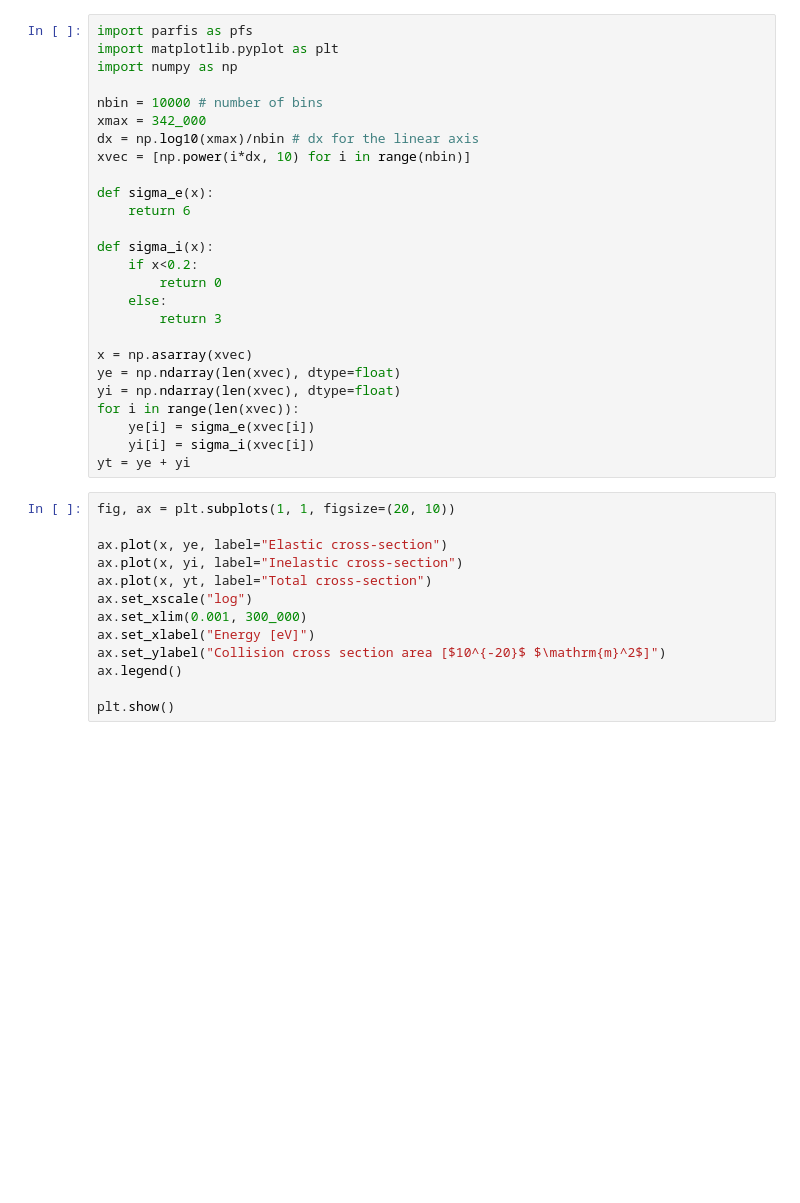
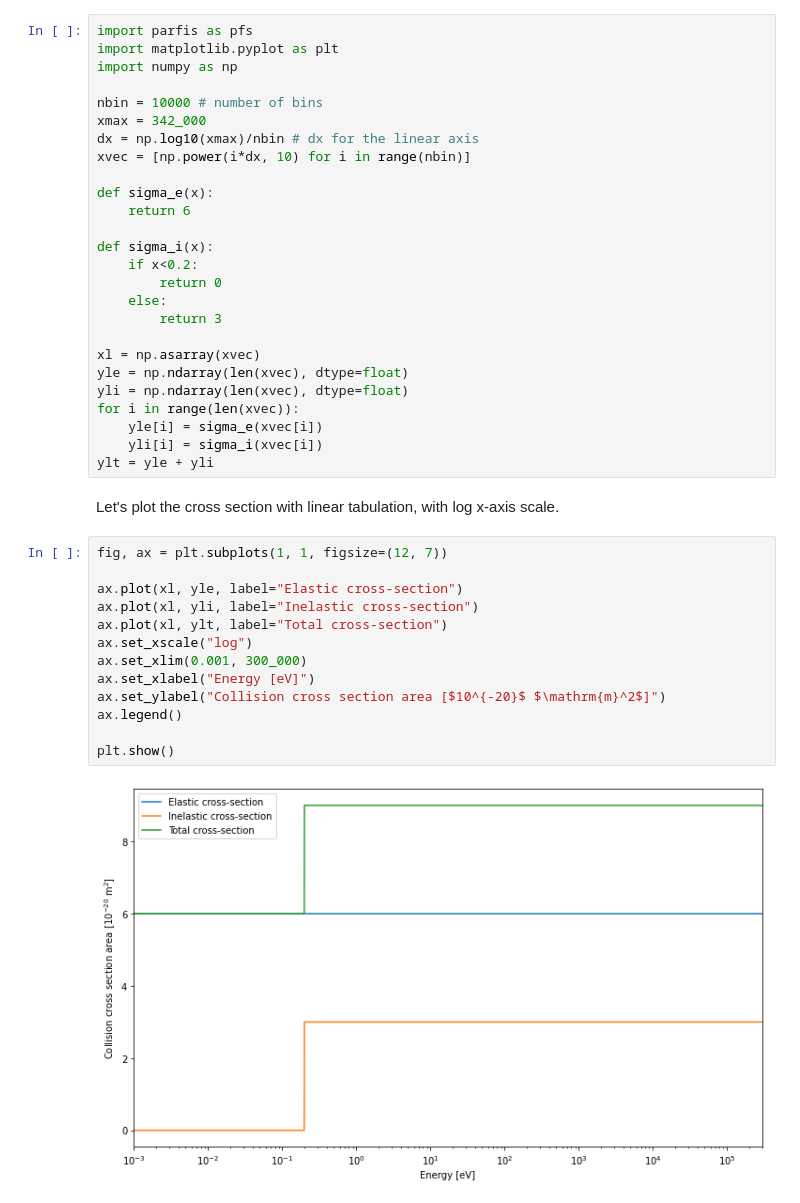
Before and after one commit to GinkoBalboa/parfis, a Jupyter notebook: doc/sphinx/source/collisional_files/generating_simple_cross_sections.ipynb, the cells around one changed output. Cells and saved outputs as stored; diff of their text form; blank space fills up the shorter version.

```diff
--- a/doc/sphinx/source/collisional_files/generating_simple_cross_sections.ipynb
+++ b/doc/sphinx/source/collisional_files/generating_simple_cross_sections.ipynb
@@ -60,26 +60,30 @@ def sigma_i(x):
     else:
         return 3
 
-x = np.asarray(xvec)
-ye = np.ndarray(len(xvec), dtype=float)
-yi = np.ndarray(len(xvec), dtype=float)
+xl = np.asarray(xvec)
+yle = np.ndarray(len(xvec), dtype=float)
+yli = np.ndarray(len(xvec), dtype=float)
 for i in range(len(xvec)):
-    ye[i] = sigma_e(xvec[i])
-    yi[i] = sigma_i(xvec[i])
-yt = ye + yi
+    yle[i] = sigma_e(xvec[i])
+    yli[i] = sigma_i(xvec[i])
+ylt = yle + yli
+# %% [markdown]
+Let's plot the cross section with linear tabulation, with log x-axis scale.
 # %%
-fig, ax = plt.subplots(1, 1, figsize=(20, 10))
+fig, ax = plt.subplots(1, 1, figsize=(12, 7))
 
-ax.plot(x, ye, label="Elastic cross-section")
-ax.plot(x, yi, label="Inelastic cross-section")
-ax.plot(x, yt, label="Total cross-section")
+ax.plot(xl, yle, label="Elastic cross-section")
+ax.plot(xl, yli, label="Inelastic cross-section")
+ax.plot(xl, ylt, label="Total cross-section")
 ax.set_xscale("log")
 ax.set_xlim(0.001, 300_000)
 ax.set_xlabel("Energy [eV]")
 ax.set_ylabel("Collision cross section area [$10^{-20}$ $\mathrm{m}^2$]")
 ax.legend()
 
 plt.show()
+# %% [output]
+[figure, added]
 # %% [markdown]
 ### Collision frequency
 
```
Also changed, not shown: parts of 8 cells of this notebook, 10 other files.
